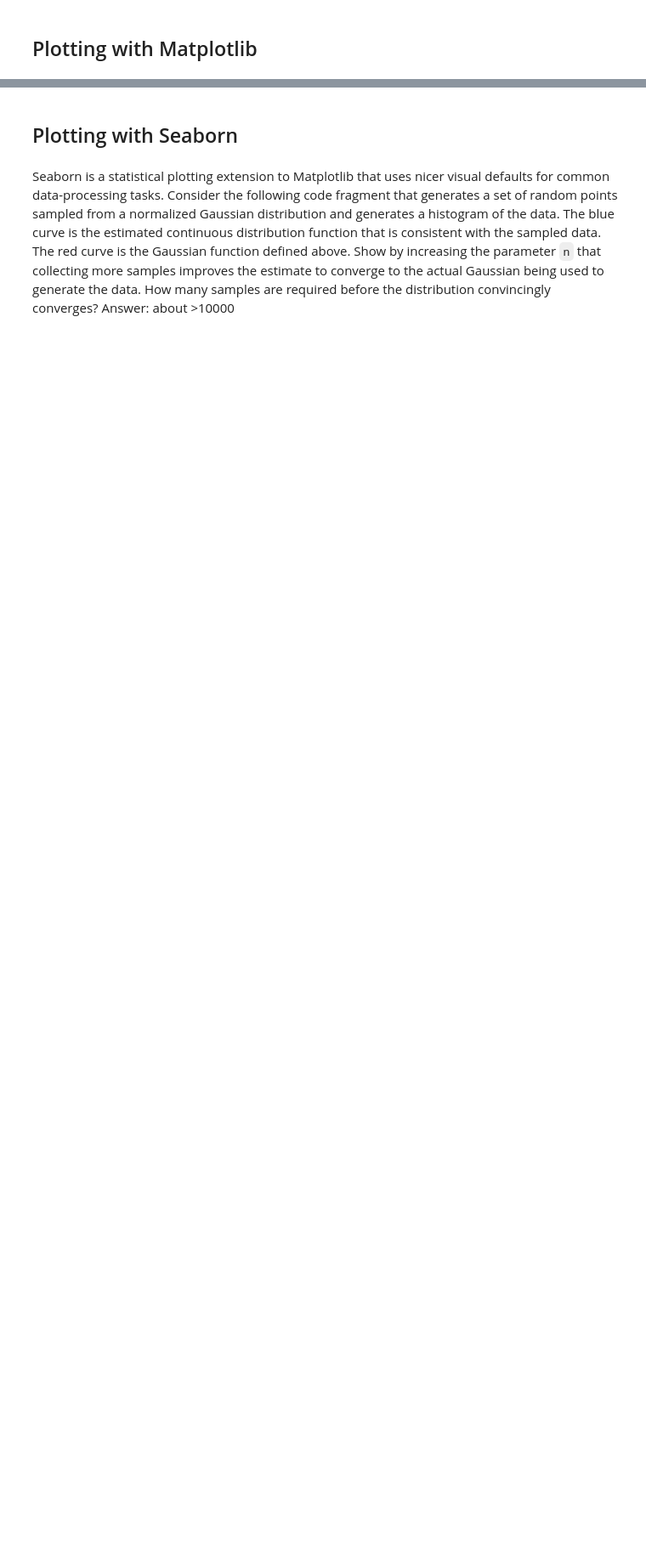
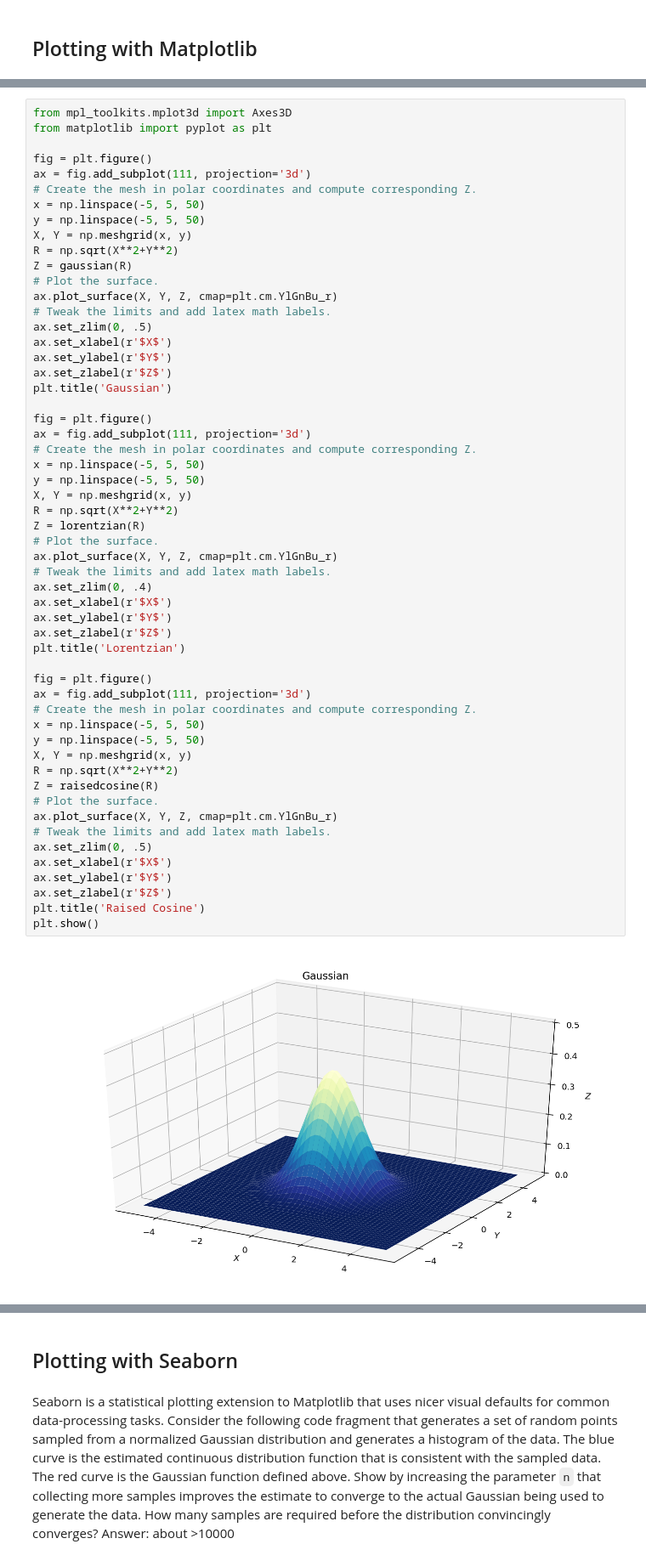
Before and after one commit to chapman-phys220-2017f/cw-05-dain-and-quinn, a Jupyter notebook: cw05.ipynb, the cells around one changed output, grey strips where cells are left out. Shown at 85% size. Cells and saved outputs as stored; diff of their text form; blank space fills up the shorter version.

Commit message:
Added Subplots

```diff
--- a/cw05.ipynb
+++ b/cw05.ipynb
@@ -152,0 +161,57 @@ plt.show()
+# %%
+from mpl_toolkits.mplot3d import Axes3D
+from matplotlib import pyplot as plt
+
+fig = plt.figure()
+ax = fig.add_subplot(111, projection='3d')
+# Create the mesh in polar coordinates and compute corresponding Z.
+x = np.linspace(-5, 5, 50)
+y = np.linspace(-5, 5, 50)
+X, Y = np.meshgrid(x, y)
+R = np.sqrt(X**2+Y**2)
+Z = gaussian(R)
+# Plot the surface.
+ax.plot_surface(X, Y, Z, cmap=plt.cm.YlGnBu_r)
+# Tweak the limits and add latex math labels.
+ax.set_zlim(0, .5)
+ax.set_xlabel(r'$X$')
+ax.set_ylabel(r'$Y$')
+ax.set_zlabel(r'$Z$')
+plt.title('Gaussian')
+
+fig = plt.figure()
+ax = fig.add_subplot(111, projection='3d')
+# Create the mesh in polar coordinates and compute corresponding Z.
+x = np.linspace(-5, 5, 50)
+y = np.linspace(-5, 5, 50)
+X, Y = np.meshgrid(x, y)
+R = np.sqrt(X**2+Y**2)
+Z = lorentzian(R)
+# Plot the surface.
+ax.plot_surface(X, Y, Z, cmap=plt.cm.YlGnBu_r)
+# Tweak the limits and add latex math labels.
+ax.set_zlim(0, .4)
+ax.set_xlabel(r'$X$')
+ax.set_ylabel(r'$Y$')
+ax.set_zlabel(r'$Z$')
+plt.title('Lorentzian')
+
+fig = plt.figure()
+ax = fig.add_subplot(111, projection='3d')
+# Create the mesh in polar coordinates and compute corresponding Z.
+x = np.linspace(-5, 5, 50)
+y = np.linspace(-5, 5, 50)
+X, Y = np.meshgrid(x, y)
+R = np.sqrt(X**2+Y**2)
+Z = raisedcosine(R)
+# Plot the surface.
+ax.plot_surface(X, Y, Z, cmap=plt.cm.YlGnBu_r)
+# Tweak the limits and add latex math labels.
+ax.set_zlim(0, .5)
+ax.set_xlabel(r'$X$')
+ax.set_ylabel(r'$Y$')
+ax.set_zlabel(r'$Z$')
+plt.title('Raised Cosine')
+plt.show()
+# %% [output]
+[figure, added]
```
Also changed, not shown: parts of 8 cells of this notebook.
